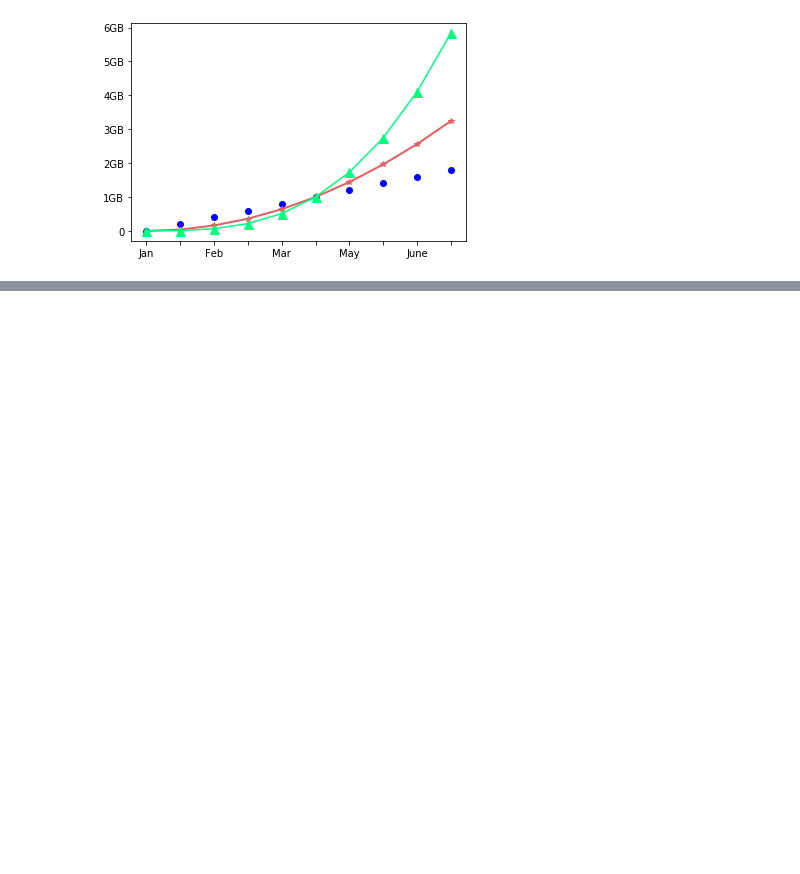
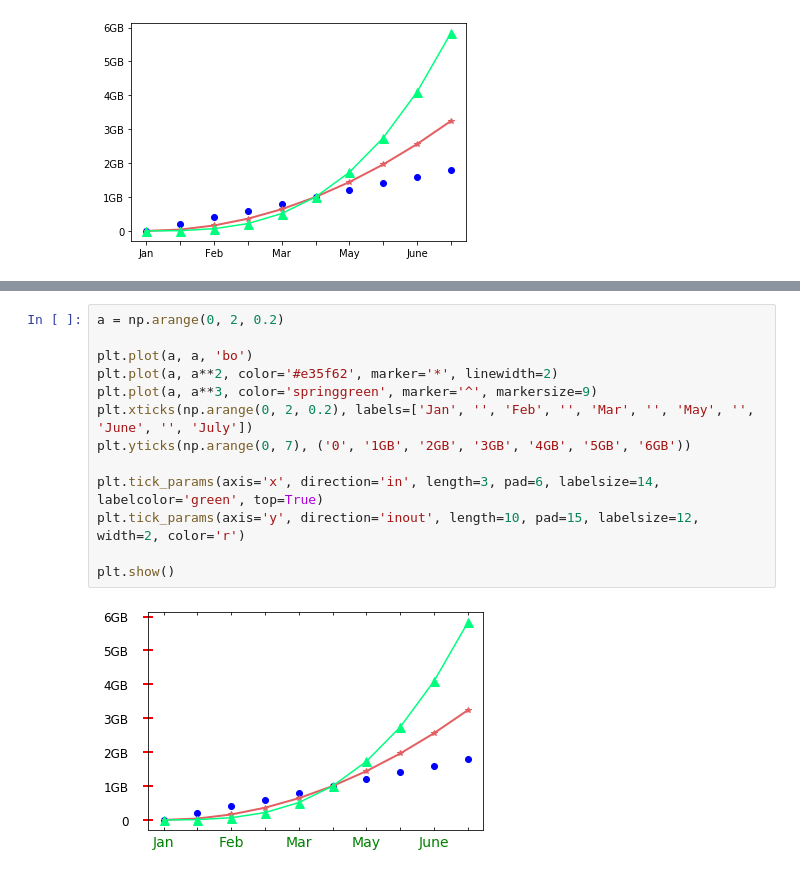
Before and after one commit to enginecode-cpu/Matplotlib, a Jupyter notebook: 09.눈금 표시하기.ipynb, the cells around one changed output, grey strips where cells are left out. Saved outputs shown, nothing was run; the diff lists cells and outputs as text; blank space fills up the shorter version.

```diff
--- a/09.눈금 표시하기.ipynb
+++ b/09.눈금 표시하기.ipynb
@@ -32,0 +47,15 @@ plt.show()
+# %%
+a = np.arange(0, 2, 0.2)
+
+plt.plot(a, a, 'bo')
+plt.plot(a, a**2, color='#e35f62', marker='*', linewidth=2)
+plt.plot(a, a**3, color='springgreen', marker='^', markersize=9)
+plt.xticks(np.arange(0, 2, 0.2), labels=['Jan', '', 'Feb', '', 'Mar', '', 'May', '', 'June', '', 'July'])
+plt.yticks(np.arange(0, 7), ('0', '1GB', '2GB', '3GB', '4GB', '5GB', '6GB'))
+
+plt.tick_params(axis='x', direction='in', length=3, pad=6, labelsize=14, labelcolor='green', top=True)
+plt.tick_params(axis='y', direction='inout', length=10, pad=15, labelsize=12, width=2, color='r')
+
+plt.show()
+# %% [output]
+[figure, added]
```
Also changed, not shown: parts of 1 cell of this notebook.
